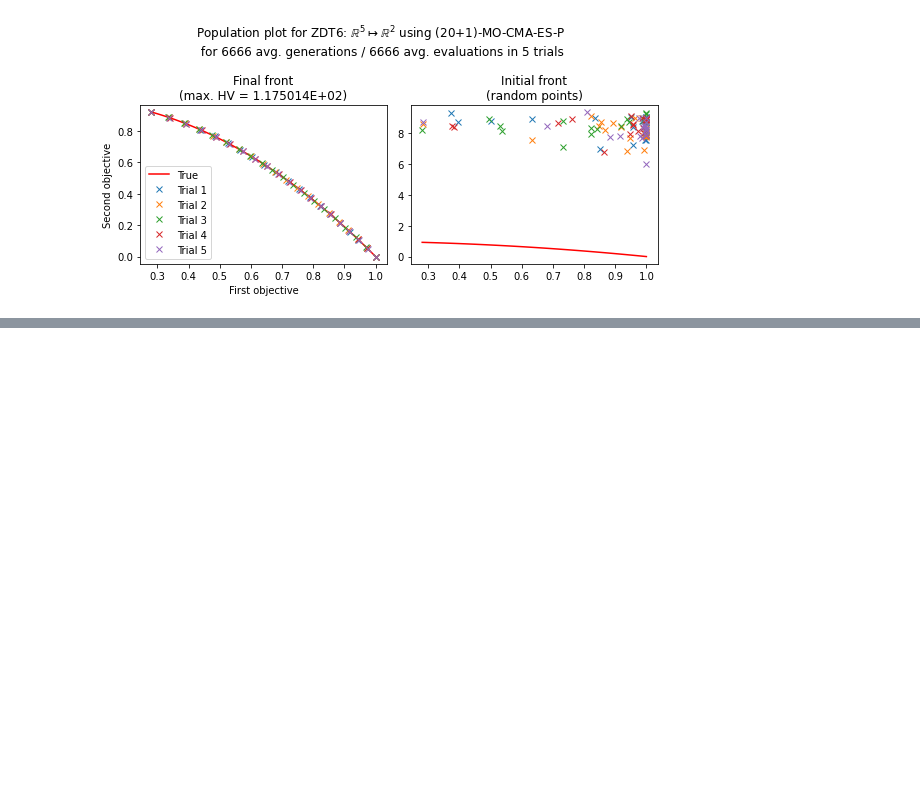
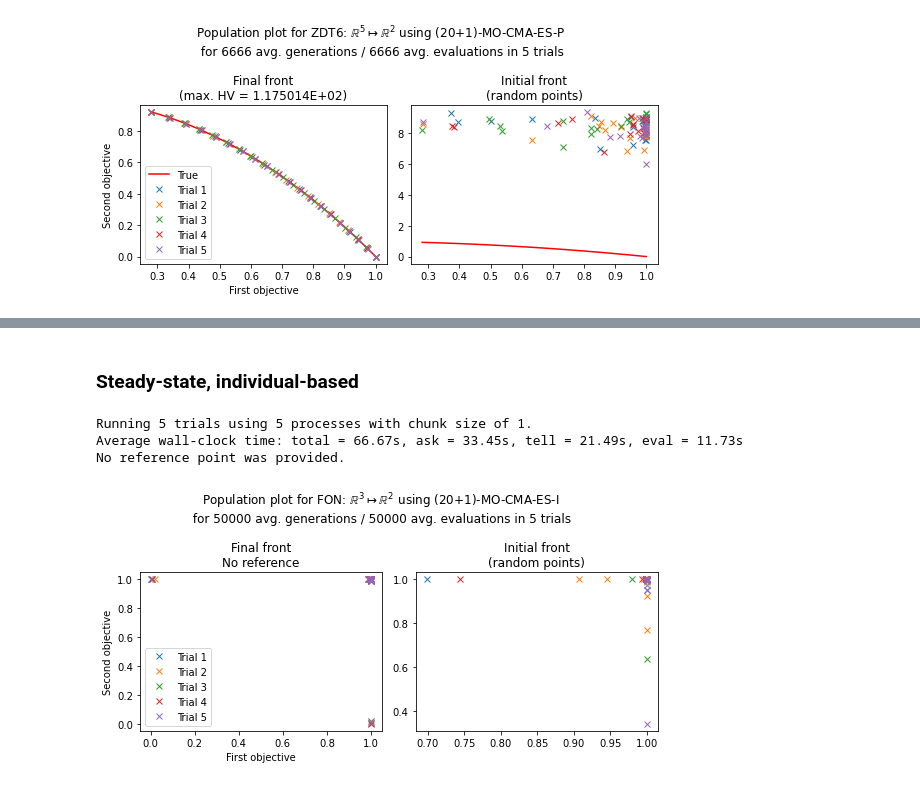
Before and after one commit to pocs-anguilla/anguilla, a Jupyter notebook: notebooks/experiments/mocma/zdt.ipynb, the cells around one changed output, grey strips where cells are left out. Saved outputs shown, nothing was run; the diff lists cells and outputs as text; code cells hidden in the pictures; blank space fills up the shorter version.

```diff
--- a/notebooks/experiments/mocma/zdt.ipynb
+++ b/notebooks/experiments/mocma/zdt.ipynb
@@ -367,0 +391,9 @@ HV with reference point ([11. 11.]) and target value (1.175014E+02):
+# %% [markdown]
+### Steady-state, individual-based
+# %%
+fig = run("fon", success_notion="individual", n_offspring=1, fn_args=(3,), reference=None)
+# %% [output]
+Running 5 trials using 5 processes with chunk size of 1.
+Average wall-clock time: total = 66.67s, ask = 33.45s, tell = 21.49s, eval = 11.73s
+No reference point was provided.
+[figure, added]
```
Also changed, not shown: parts of 12 cells of this notebook, 17 other files.
